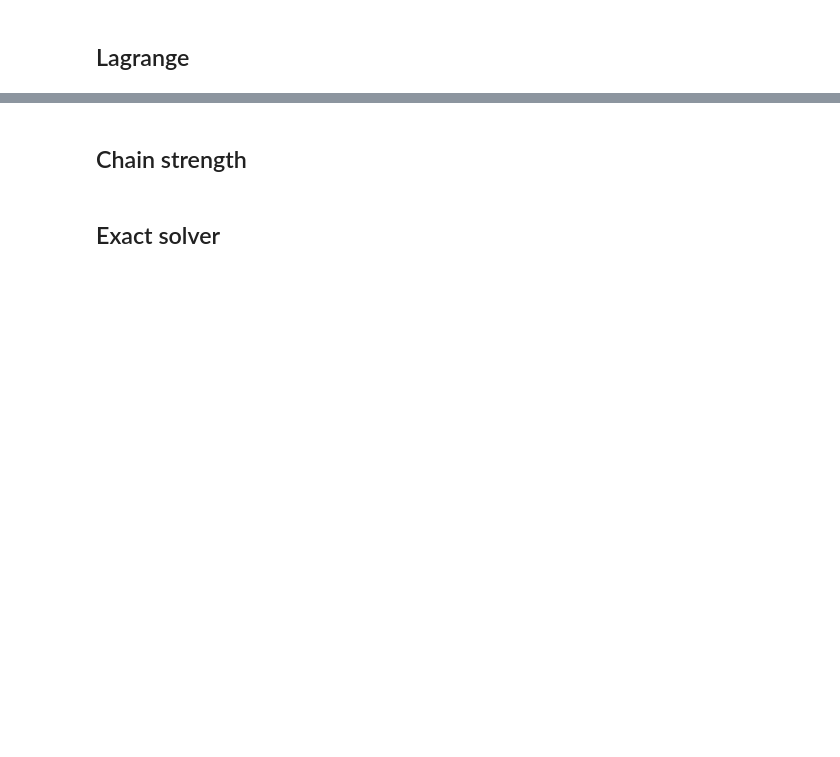
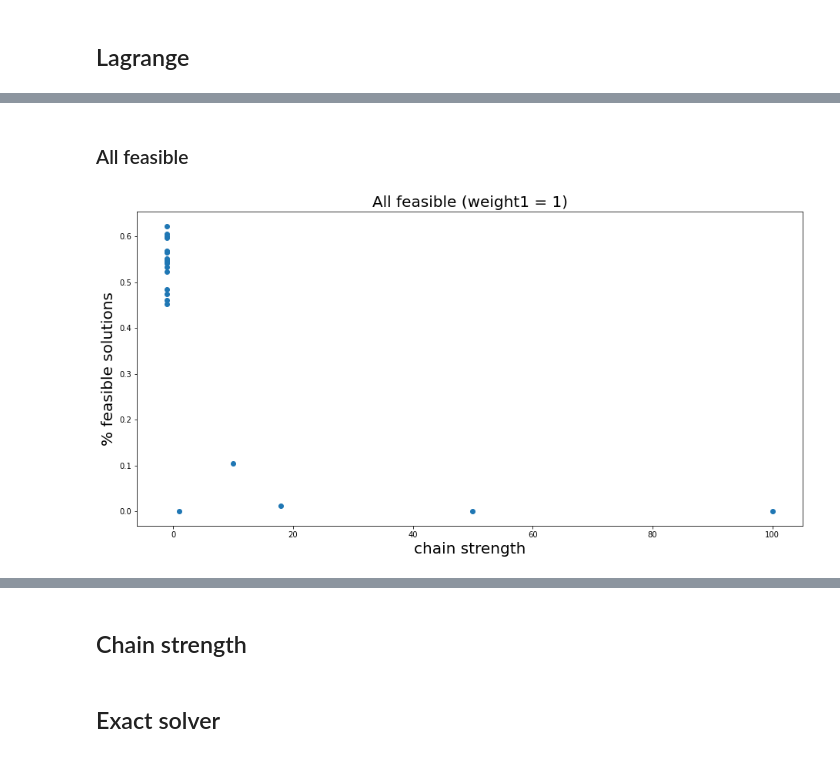
Before and after one commit to cmc-ucl/quantum_computing, a Jupyter notebook: Experiments.ipynb, the cells around one changed output, grey strips where cells are left out. Saved outputs shown, nothing was run; the diff lists cells and outputs as text; code cells hidden in the pictures; blank space fills up the shorter version.

```diff
--- a/Experiments.ipynb
+++ b/Experiments.ipynb
@@ -244,0 +334,37 @@ print(ratio_feasible(df,1))
+# %% [markdown]
+### All feasible
+# %%
+#FEASIBLE
+import matplotlib.pyplot as plt
+
+color = ['b','g','r','c','m','y','k','tab:orange']
+fig, ax = plt.subplots()
+
+c_code = [int(np.log10(lx)) for lx in ratio_1v_df['weight_1'].to_numpy()]
+
+index = -1
+
+df = ratio_cs_1v_df
+
+x = df['chain_strength'][:-1]
+#x = [np.log10(lx) for lx in x.to_numpy()]
+y = df['ratio_feasible'][:-1]
+
+
+ax.plot(x,y,'o', )
+
+ax.set_xlabel('chain strength', fontsize=20)
+ax.set_ylabel('% feasible solutions', fontsize=20)
+ax.set_ybound()
+ax.set_title('All feasible (weight1 = 1)',fontsize=20)
+
+#ax.set_xticks(np.arange(0,18))
+#ax.set_yticks(np.arange(-50,0,5))
+#plt.xticks(fontsize=12)
+#plt.yticks(fontsize=16)
+
+fig.set_size_inches(15.5, 7.5)
+
+plt.show()
+# %% [output]
+[figure, added]
```
Also changed, not shown: parts of 47 cells of this notebook.
